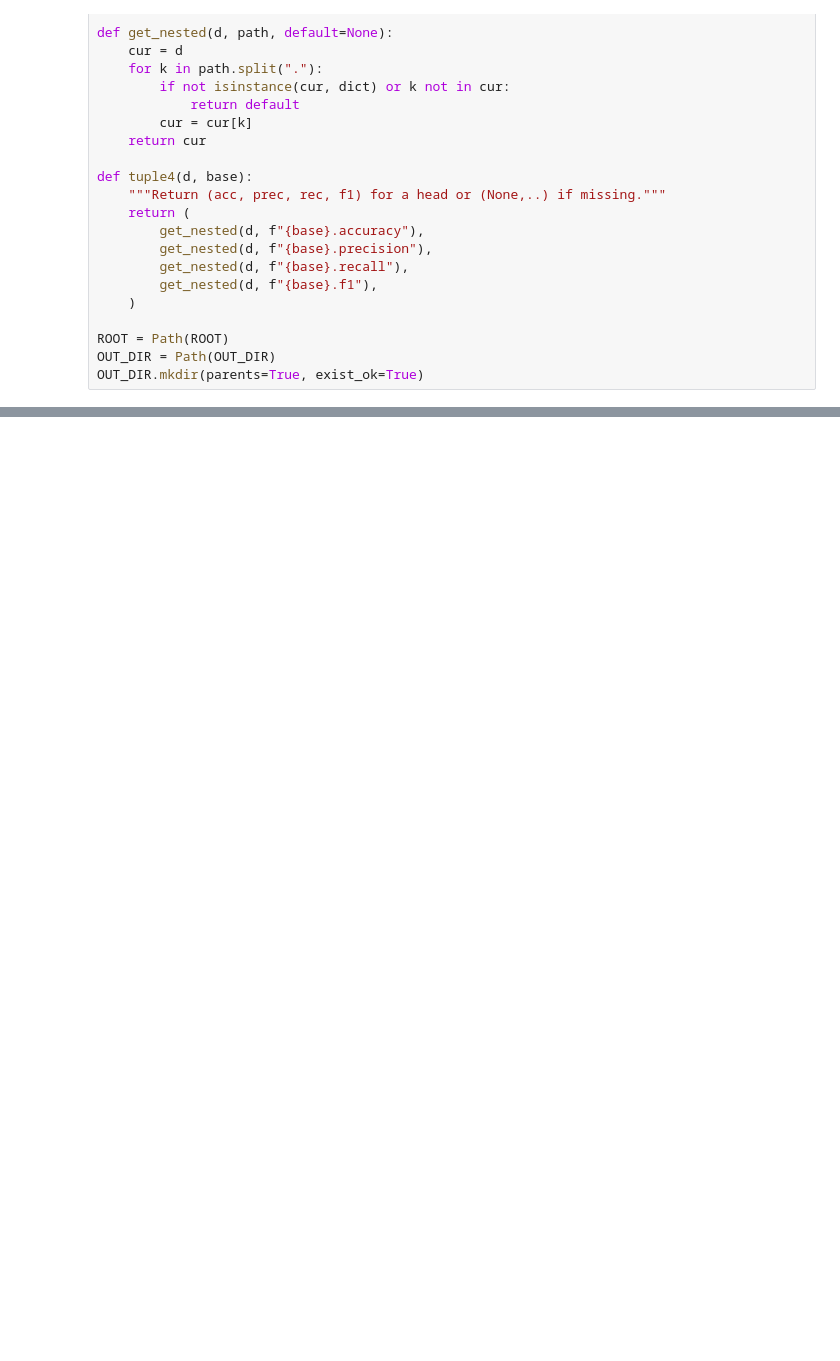
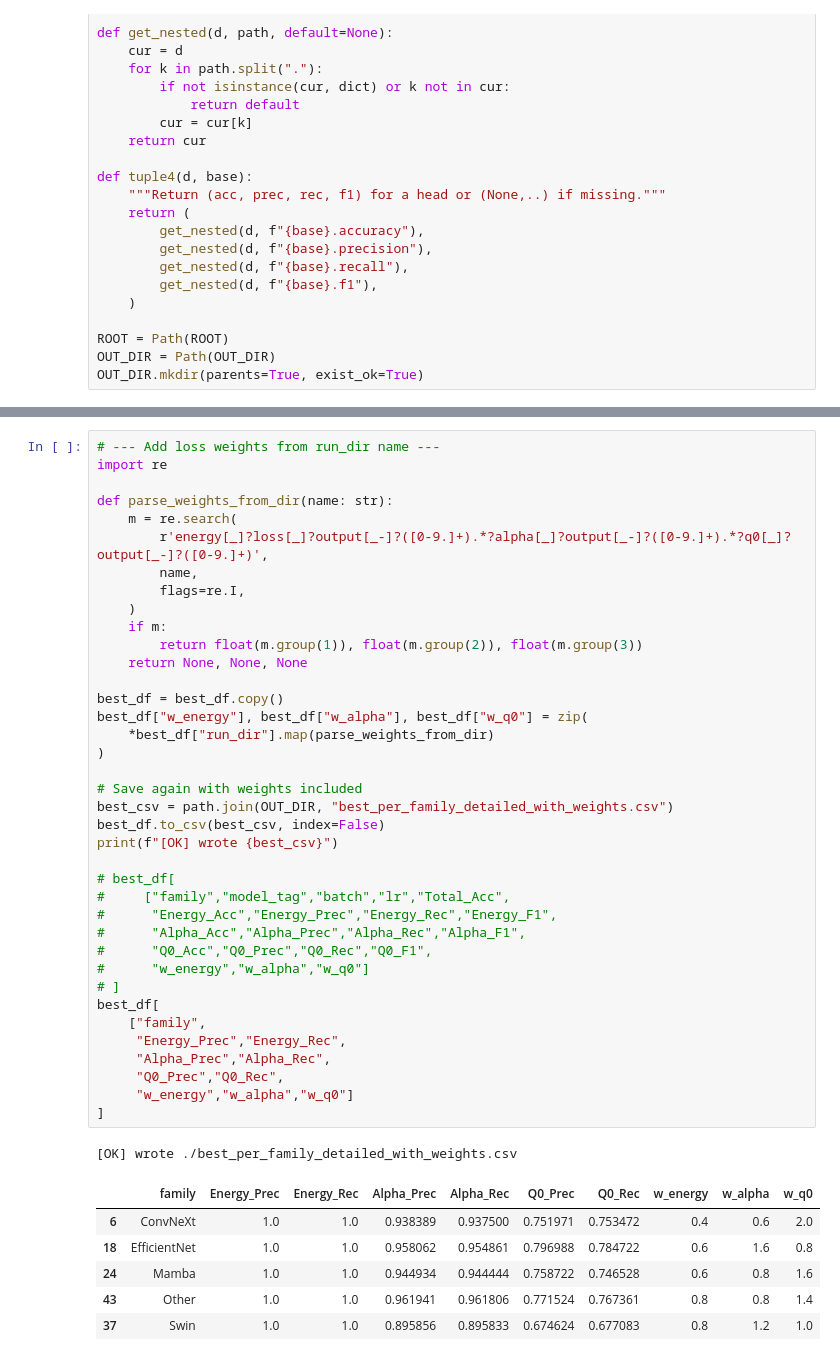
Before and after one commit to hmehryar/ml-jet-param-predictor, a Jupyter notebook: experiments/exp_loss_weight_sweep/aggregate_sweep_results.ipynb, the cells around one changed output, grey strips where cells are left out. Saved outputs shown, nothing was run; the diff lists cells and outputs as text; blank space fills up the shorter version.

```diff
--- a/experiments/exp_loss_weight_sweep/aggregate_sweep_results.ipynb
+++ b/experiments/exp_loss_weight_sweep/aggregate_sweep_results.ipynb
@@ -204,0 +194,46 @@ print(latex_str)
+# %%
+# --- Add loss weights from run_dir name ---
+import re
+
+def parse_weights_from_dir(name: str):
+    m = re.search(
+        r'energy[_]?loss[_]?output[_-]?([0-9.]+).*?alpha[_]?output[_-]?([0-9.]+).*?q0[_]?output[_-]?([0-9.]+)',
+        name,
+        flags=re.I,
+    )
+    if m:
+        return float(m.group(1)), float(m.group(2)), float(m.group(3))
+    return None, None, None
+
+best_df = best_df.copy()
+best_df["w_energy"], best_df["w_alpha"], best_df["w_q0"] = zip(
+    *best_df["run_dir"].map(parse_weights_from_dir)
+)
+
+# Save again with weights included
+best_csv = path.join(OUT_DIR, "best_per_family_detailed_with_weights.csv")
+best_df.to_csv(best_csv, index=False)
+print(f"[OK] wrote {best_csv}")
+
+# best_df[
+#     ["family","model_tag","batch","lr","Total_Acc",
+#      "Energy_Acc","Energy_Prec","Energy_Rec","Energy_F1",
+#      "Alpha_Acc","Alpha_Prec","Alpha_Rec","Alpha_F1",
+#      "Q0_Acc","Q0_Prec","Q0_Rec","Q0_F1",
+#      "w_energy","w_alpha","w_q0"]
+# ]
+best_df[
+    ["family",
+     "Energy_Prec","Energy_Rec",
+     "Alpha_Prec","Alpha_Rec",
+     "Q0_Prec","Q0_Rec",
+     "w_energy","w_alpha","w_q0"]
+]
+# %% [output]
+[OK] wrote ./best_per_family_detailed_with_weights.csv
+|  | family | Energy_Prec | Energy_Rec | Alpha_Prec | Alpha_Rec | Q0_Prec | Q0_Rec | w_energy | w_alpha | w_q0 |
+| 6 | ConvNeXt | 1.0 | 1.0 | 0.938389 | 0.937500 | 0.751971 | 0.753472 | 0.4 | 0.6 | 2.0 |
+| 18 | EfficientNet | 1.0 | 1.0 | 0.958062 | 0.954861 | 0.796988 | 0.784722 | 0.6 | 1.6 | 0.8 |
+| 24 | Mamba | 1.0 | 1.0 | 0.944934 | 0.944444 | 0.758722 | 0.746528 | 0.6 | 0.8 | 1.6 |
+| 43 | Other | 1.0 | 1.0 | 0.961941 | 0.961806 | 0.771524 | 0.767361 | 0.8 | 0.8 | 1.4 |
+| 37 | Swin | 1.0 | 1.0 | 0.895856 | 0.895833 | 0.674624 | 0.677083 | 0.8 | 1.2 | 1.0 |
```
Also changed, not shown: parts of 5 cells of this notebook.
